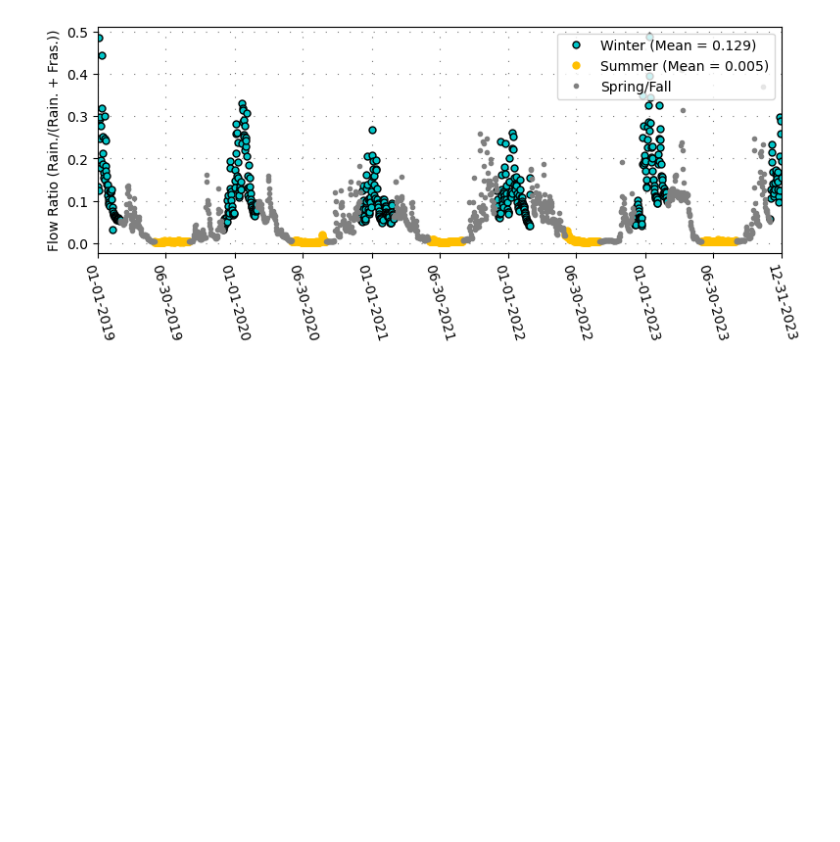
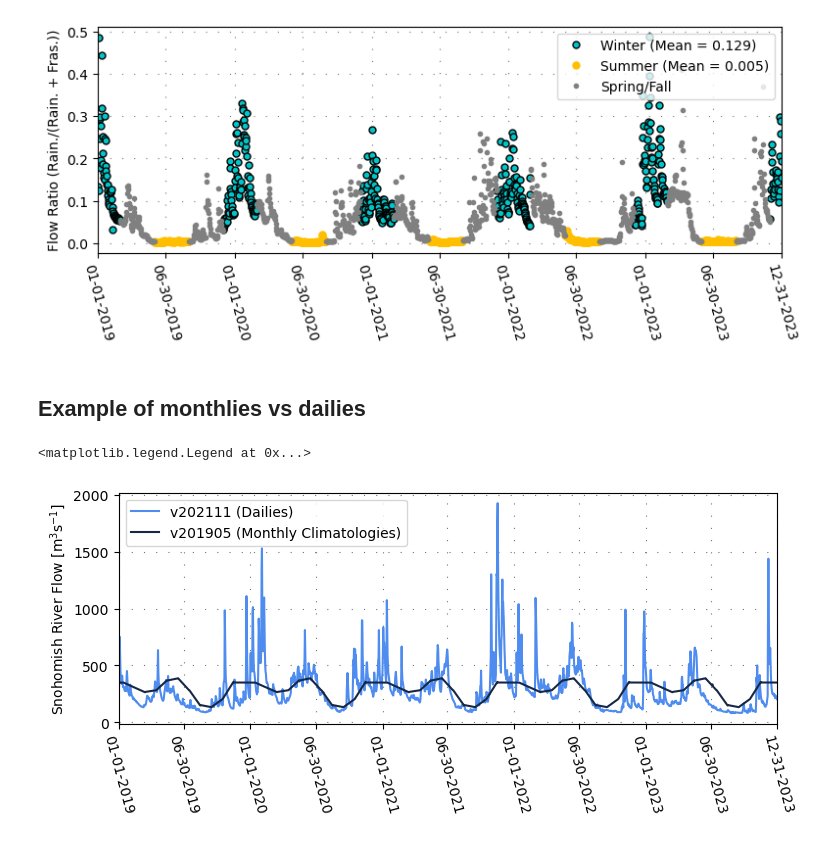
Before and after one commit to SalishSeaCast/analysis-cassidy, a Jupyter notebook: notebooks/model_obs_eval/extra_plotting_for_thesis.ipynb, the cells around one changed output. Saved outputs shown, nothing was run; the diff lists cells and outputs as text; code cells hidden in the pictures; blank space fills up the shorter version.

```diff
--- a/notebooks/model_obs_eval/extra_plotting_for_thesis.ipynb
+++ b/notebooks/model_obs_eval/extra_plotting_for_thesis.ipynb
@@ -1054,3 +1070,72 @@ ax.legend(loc='upper right')
 # %% [output]
 <matplotlib.legend.Legend at 0x...>
 [figure]
+# %% [markdown]
+## Example of monthlies vs dailies
+# %%
+river_flows_201702 = pd.read_csv('/ocean/cdonaldson/MOAD/analysis-cassidy/notebooks/river_dye_trace/river_dailies_to_vol_ts_subset_v201702_20190101_20231231.csv')
+river_flows_201702 = river_flows_201702.loc[:, river_flows_201702.columns != 'Unnamed: 0']
+
+river_flows_201702['date'] = pd.to_datetime(river_flows_201702['date'])
+river_flows_201702 = river_flows_201702[(river_flows_201702['date'].dt.year >= 2019) & (river_flows_201702['date'].dt.year <= 2023)]
+# river_flows_201702['date'] = river_flows_201702['date'] - pd.DateOffset(days=0)
+# river_flows_201702['month'] = river_flows_201702['date'].dt.month
+# river_flows_201702['dayofyear'] = river_flows_201702['date'].dt.dayofyear
+# daily_clim_201702 = river_flows_201702.groupby(['dayofyear']).mean(numeric_only=True).reset_index()
+
+# daily_clim_201702.loc[:, (daily_clim_201702.columns != 'dayofyear') & (daily_clim_201702.columns != 'month')].plot()
+# river_flows_201702.loc[:, (river_flows_201702.columns != 'Unnamed: 0') & (river_flows_201702.columns != 'date') & (river_flows_201702.columns != 'month') & (river_flows_201702.columns != 'dayofyear')].plot()
+# %%
+color1 = '#4f8cf0'
+color2 = '#162845'
+color3 = '#345d9e'
+# %%
+fig, ax = plt.subplots(1, 1, figsize=(8.5, 3), sharex=True)
+
+tick_labels = ['2019-01-01', '2019-06-30', '2020-01-01', '2020-06-30',
+               '2021-01-01', '2021-06-30', '2022-01-01', '2022-06-30',
+               '2023-01-01', '2023-06-30', '2023-12-31']
+
+tick_labels = pd.to_datetime(tick_labels)
+
+# for key in rainfall_keys:
+#     ax[0].plot(river_flows_202108['date'], river_flows_202108[river_dict[key]].values, label=river_names[key], color=rcolor_dict[key], linestyle='-', linewidth=1.5, alpha=1, zorder=z_order_dict[key])
+#     ax[0].grid(axis='both', color='#737373', linestyle=(0, (1, 10)))
+#     ax[0].set_ylabel(r'Flow [m$^3$s$^{-1}$]')
+#     ax[0].set_xlim([river_flows_202108['date'].min(), river_flows_202108['date'].max()])
+
+# for key in mixed_keys:
+#     ax[1].plot(river_flows_202108['date'], river_flows_202108[river_dict[key]].values, label=river_names[key], color=rcolor_dict[key], linestyle='-', linewidth=1.5, alpha=1, zorder=z_order_dict[key])
+#     ax[1].grid(axis='both', color='#737373', linestyle=(0, (1, 10)))
+#     ax[1].set_ylabel(r'Flow [m$^3$s$^{-1}$]')
+#     ax[1].set_xlim([river_flows_202108['date'].min(), river_flows_202108['date'].max()])
+
+# for key in glacial_keys:
+#     ax[2].plot(river_flows_202108['date'], river_flows_202108[river_dict[key]].values, label=river_names[key], color=rcolor_dict[key], linestyle='-', linewidth=1.5, alpha=1)
+#     ax[2].grid(axis='both', color='#737373', linestyle=(0, (1, 10)))
+#     ax[2].set_ylabel(r'Flow [m$^3$s$^{-1}$]')
+#     ax[2].set_xlim([river_flows_202108['date'].min(), river_flows_202108['date'].max()])
+
+
+ax.plot(river_flows_202108['date'], river_flows_202108[river_dict['snohomish_river']].values, label='v202111 (Dailies)', color=color1, linestyle='-', linewidth=1.5, alpha=1)
+ax.grid(axis='both', color='#737373', linestyle=(0, (1, 10)))
+ax.set_ylabel(r'Snohomish River Flow [m$^3$s$^{-1}$]')
+ax.set_xlim([river_flows_202108['date'].min(), river_flows_202108['date'].max()])
+
+
+ax.plot(river_flows_201702['date'], river_flows_201702['SnohomishAllenQuilceda [m^3/s]'].values, label='v201905 (Monthly Climatologies)', color=color2, linestyle='-', linewidth=1.5, alpha=1)
+ax.grid(axis='both', color='#737373', linestyle=(0, (1, 10)))
+ax.set_xlim([river_flows_201702['date'].min(), river_flows_201702['date'].max()])
+
+
+ax.set_xticks(tick_labels)
+ax.set_xticklabels((tick_labels.strftime('%m-%d-%Y')))
+ax.tick_params(axis='x', labelrotation=-75)
+
+# ax[0].legend(loc='center left', bbox_to_anchor=(1, 0.5))
+# ax[1].legend(loc='center left', bbox_to_anchor=(1, 0.5))
+# ax[2].legend(loc='center left', bbox_to_anchor=(1, 0.5))
+ax.legend(loc='upper left')
+# %% [output]
+<matplotlib.legend.Legend at 0x...>
+[figure, added]
```
Also changed, not shown: parts of 3 cells of this notebook, 11 other files.
